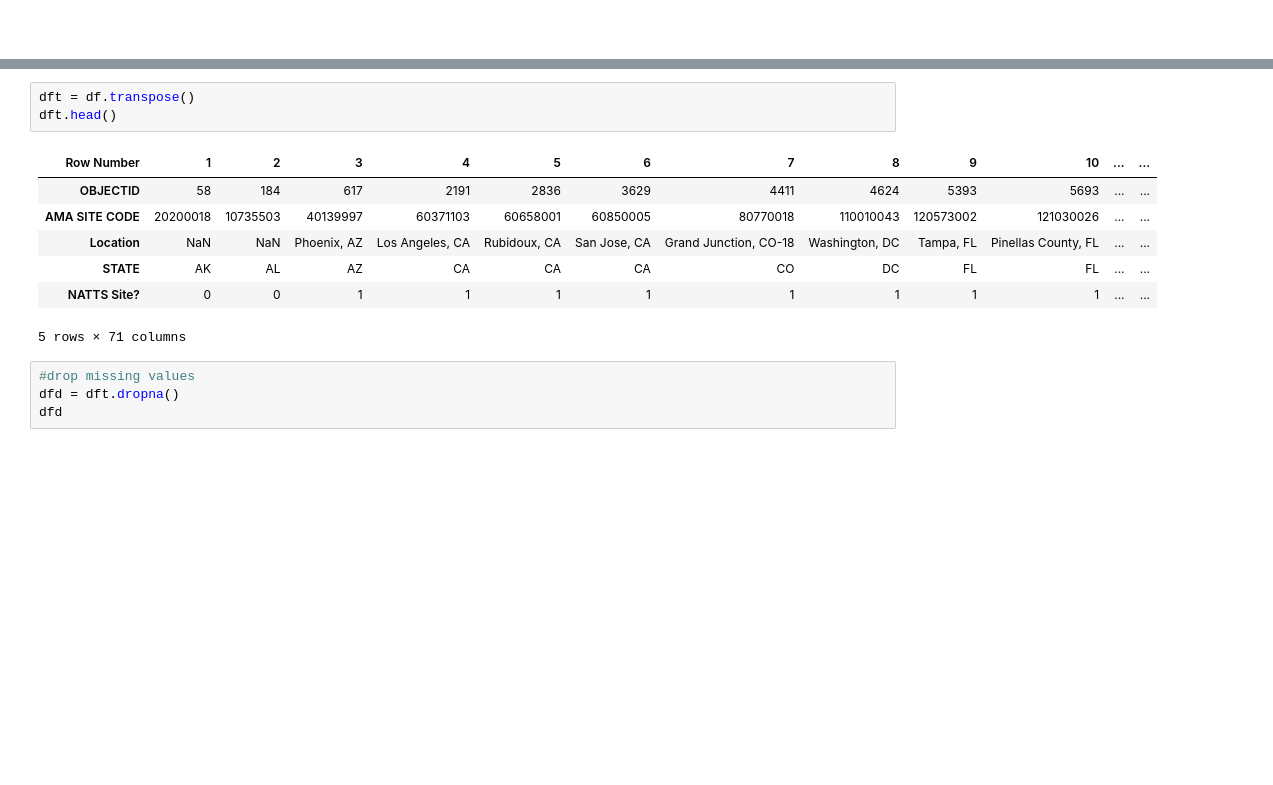
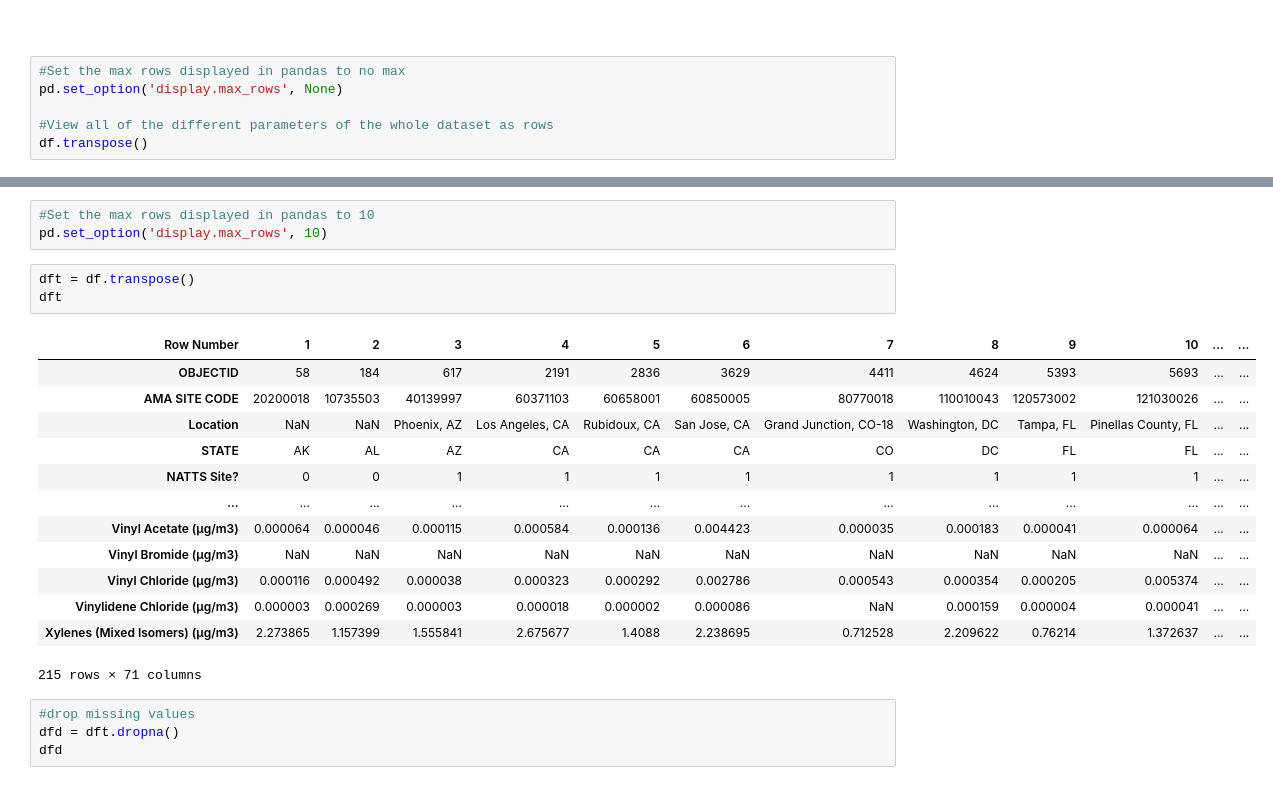
Before and after one commit to ProfOak7/Tutorials, a Jupyter notebook: EPA_Public_Data1.ipynb, the cells around one changed output, grey strips where cells are left out. Cells and saved outputs as stored; diff of their text form; blank space fills up the shorter version.

```diff
--- a/EPA_Public_Data1.ipynb
+++ b/EPA_Public_Data1.ipynb
@@ -122,3 +191,9 @@ df
 71 rows × 215 columns
 # %% [markdown]
 #
+# %%
+#Set the max rows displayed in pandas to no max
+pd.set_option('display.max_rows', None)
+
+#View all of the different parameters of the whole dataset as rows
+df.transpose()
@@ -127,17 +221,26 @@ df
 plot_corr(df)
 # %% [output]
 [figure]
+# %%
+#Set the max rows displayed in pandas to 10
+pd.set_option('display.max_rows', 10)
 # %%
 dft = df.transpose()
-dft.head()
+dft
 # %% [output]
 | Row Number | 1 | 2 | 3 | 4 | 5 | 6 | 7 | 8 | 9 | 10 | ... | ... |
 | OBJECTID | 58 | 184 | 617 | 2191 | 2836 | 3629 | 4411 | 4624 | 5393 | 5693 | ... | ... |
 | AMA SITE CODE | 20200018 | 10735503 | 40139997 | 60371103 | 60658001 | 60850005 | 80770018 | 110010043 | 120573002 | 121030026 | ... | ... |
 | Location | NaN | NaN | Phoenix, AZ | Los Angeles, CA | Rubidoux, CA | San Jose, CA | Grand Junction, CO-18 | Washington, DC | Tampa, FL | Pinellas County, FL | ... | ... |
 | STATE | AK | AL | AZ | CA | CA | CA | CO | DC | FL | FL | ... | ... |
 | NATTS Site? | 0 | 0 | 1 | 1 | 1 | 1 | 1 | 1 | 1 | 1 | ... | ... |
+| ... | ... | ... | ... | ... | ... | ... | ... | ... | ... | ... | ... | ... |
+| Vinyl Acetate (µg/m3) | 0.000064 | 0.000046 | 0.000115 | 0.000584 | 0.000136 | 0.004423 | 0.000035 | 0.000183 | 0.000041 | 0.000064 | ... | ... |
+| Vinyl Bromide (µg/m3) | NaN | NaN | NaN | NaN | NaN | NaN | NaN | NaN | NaN | NaN | ... | ... |
+| Vinyl Chloride (µg/m3) | 0.000116 | 0.000492 | 0.000038 | 0.000323 | 0.000292 | 0.002786 | 0.000543 | 0.000354 | 0.000205 | 0.005374 | ... | ... |
+| Vinylidene Chloride (µg/m3) | 0.000003 | 0.000269 | 0.000003 | 0.000018 | 0.000002 | 0.000086 | NaN | 0.000159 | 0.000004 | 0.000041 | ... | ... |
+| Xylenes (Mixed Isomers) (µg/m3) | 2.273865 | 1.157399 | 1.555841 | 2.675677 | 1.4088 | 2.238695 | 0.712528 | 2.209622 | 0.76214 | 1.372637 | ... | ... |
-5 rows × 71 columns
+215 rows × 71 columns
 # %%
 #drop missing values
 dfd = dft.dropna()
```
Also changed, not shown: parts of 39 cells of this notebook.
